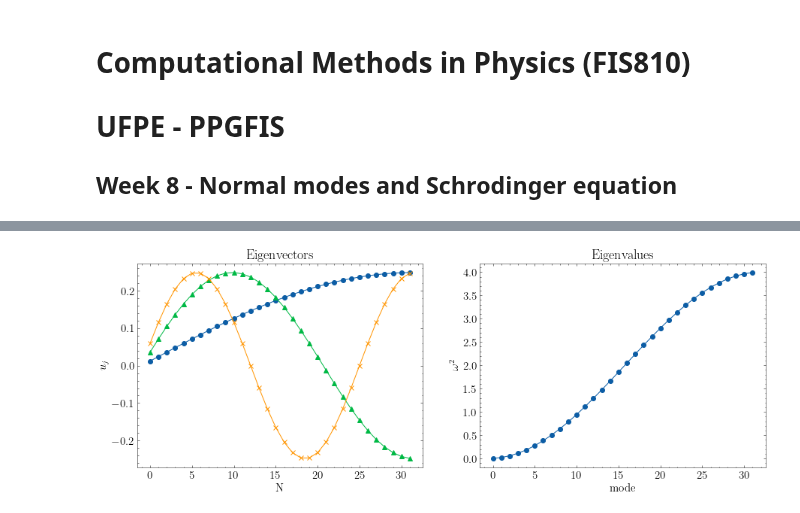
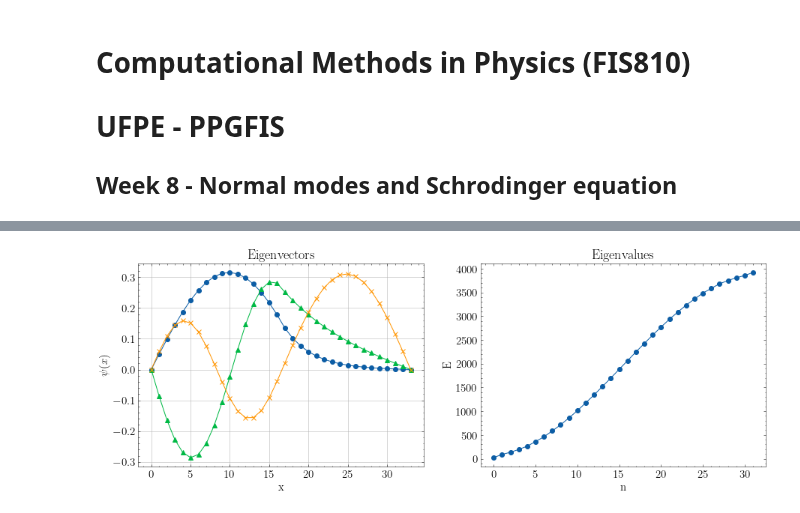
Before and after one commit to franklinzppa/fisica-computacional, a Jupyter notebook: Week 8 - Normal modes.ipynb, the cells around one changed output, grey strips where cells are left out. Saved outputs shown, nothing was run; the diff lists cells and outputs as text; code cells hidden in the pictures.

```diff
--- a/Week 8 - Normal modes.ipynb
+++ b/Week 8 - Normal modes.ipynb
@@ -129,0 +312,14 @@ plt.show()
+# %%
+# Potential barrier
+
+@np.vectorize
+def V_barrier(x, alpha=1.0):
+    if x > 0.5:
+        return alpha
+    else:
+        return 0.0
+
+plt.plot(x, V_barrier(x))
+plt.xlabel('x')
+plt.ylabel('V')
+plt.show()
@@ -130,36 +328,34 @@ plt.show()
 # %%
-# Extremidade livre
+V = V_barrier(x, alpha=100)
 
-N = 32
-
-T = np.zeros((N,N))
+H = np.zeros((N,N))
 
 for i in range(N):
     for j in range(N):
         if i == j:
-            T[i][j] = 2.0
+            H[i][j] = 2.0*dx**-2 + V[i]
         elif i == j+1 or i == j-1:
-            T[i][j] = -1.0
+            H[i][j] = -1.0*dx**-2
 
-T[-1][-1] = 1.0
-
-e, v = linalg.eigh(T)
+e, v = linalg.eigh(H)
 
 plt.figure(figsize=(15,5))
 plt.subplot(1,2,1)
-plt.plot(v.T[0], marker='o')
-plt.plot(v.T[1], marker='^')
-plt.plot(v.T[2], marker='x')
-plt.ylabel('$u_j$')
-plt.xlabel('N')
+plt.plot(add_boundary(v.T[0]), marker='o')
+plt.plot(add_boundary(v.T[1]), marker='^')
+plt.plot(add_boundary(v.T[2]), marker='x')
+plt.ylabel('$\psi(x)$')
+plt.xlabel('x')
+plt.grid()
 plt.title('Eigenvectors')
 
 plt.subplot(1,2,2)
 plt.plot(e, marker='o')
-plt.ylabel('$\omega^2$')
-plt.xlabel('mode')
+#plt.plot(n, E_exact(n))
+plt.ylabel('E')
+plt.xlabel('n')
 plt.title('Eigenvalues')
 
 plt.show()
 # %% [output]
-[figure, old version]
+[figure, new version]
```
Also changed, not shown: parts of 16 cells of this notebook, 1 other file.
